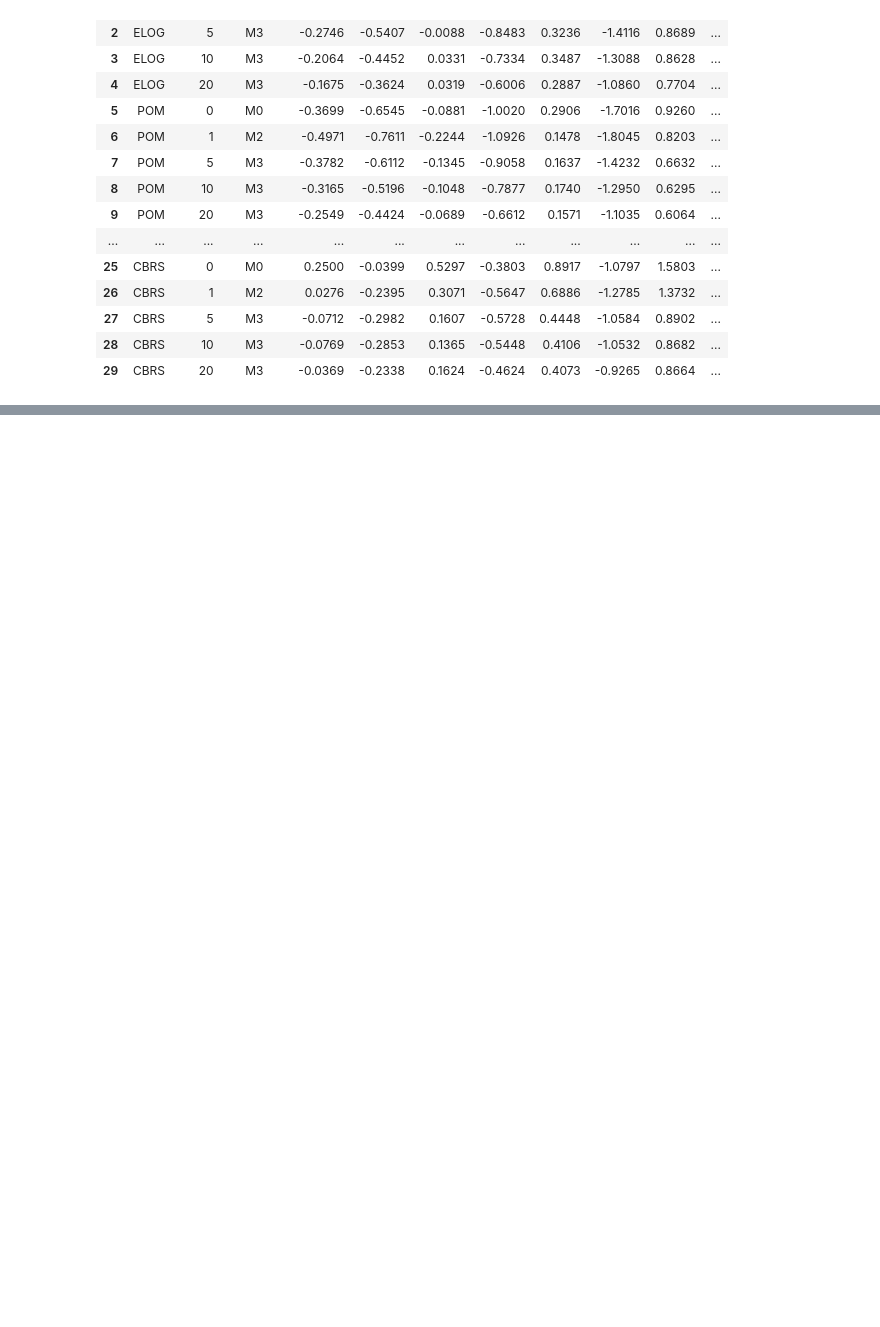
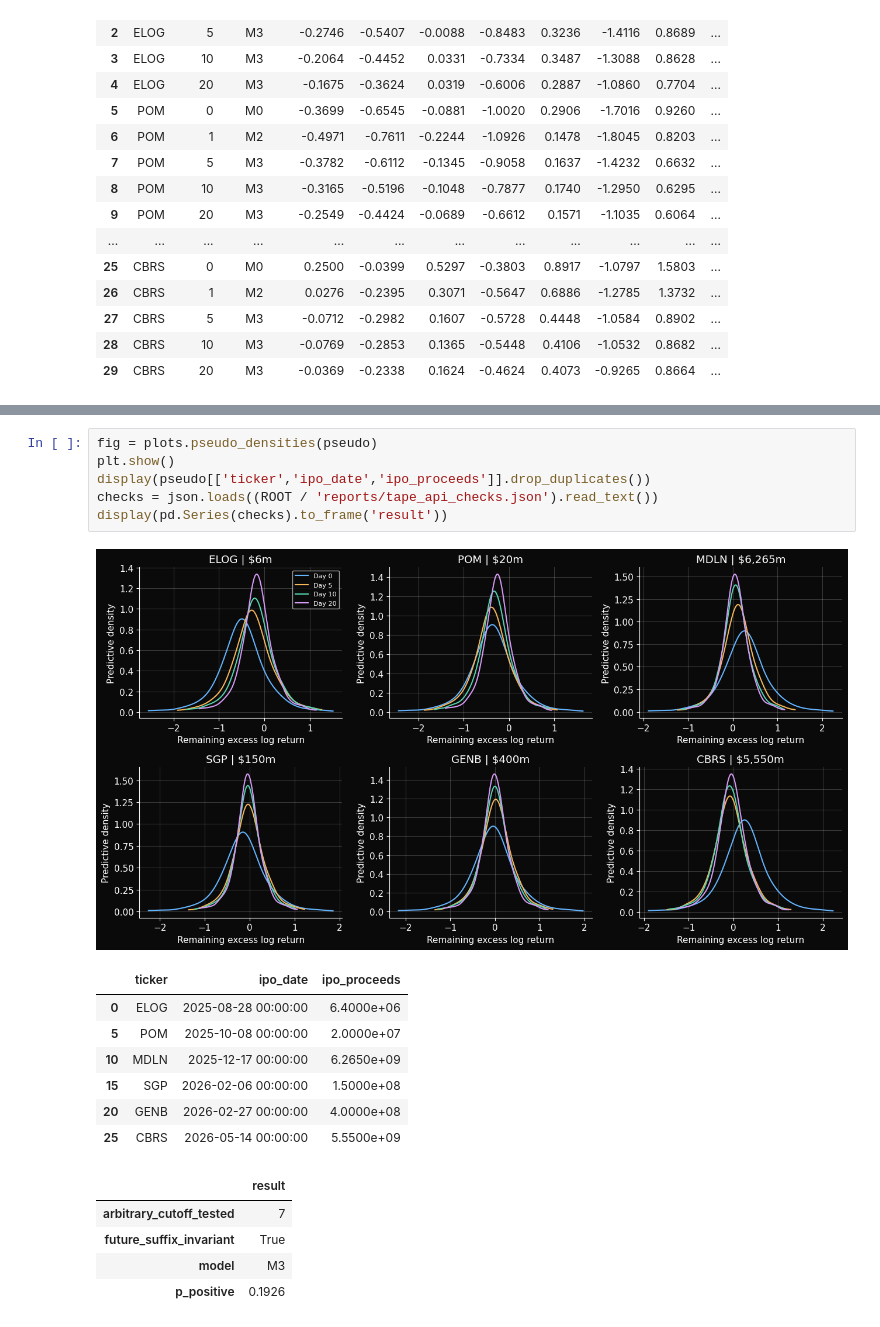
Before and after one commit to andreadevico1-oss/bayesian_ipo_study, a Jupyter notebook: bayesian_ipo_study.ipynb, the cells around one changed output, grey strips where cells are left out. Saved outputs shown, nothing was run; the diff lists cells and outputs as text; blank space fills up the shorter version.

```diff
--- a/bayesian_ipo_study.ipynb
+++ b/bayesian_ipo_study.ipynb
@@ -774,0 +783,20 @@ display(pseudo[['ticker','cutoff','model','median_log','lo50','hi50','lo80','hi8
+# %%
+fig = plots.pseudo_densities(pseudo)
+plt.show()
+display(pseudo[['ticker','ipo_date','ipo_proceeds']].drop_duplicates())
+checks = json.loads((ROOT / 'reports/tape_api_checks.json').read_text())
+display(pd.Series(checks).to_frame('result'))
+# %% [output]
+[figure, added]
+|  | ticker | ipo_date | ipo_proceeds |
+| 0 | ELOG | 2025-08-28 00:00:00 | 6.4000e+06 |
+| 5 | POM | 2025-10-08 00:00:00 | 2.0000e+07 |
+| 10 | MDLN | 2025-12-17 00:00:00 | 6.2650e+09 |
+| 15 | SGP | 2026-02-06 00:00:00 | 1.5000e+08 |
+| 20 | GENB | 2026-02-27 00:00:00 | 4.0000e+08 |
+| 25 | CBRS | 2026-05-14 00:00:00 | 5.5500e+09 |
+|  | result |
+| arbitrary_cutoff_tested | 7 |
+| future_suffix_invariant | True |
+| model | M3 |
+| p_positive | 0.1926 |
```
Also changed, not shown: parts of 1 cell of this notebook, 1 other file.
